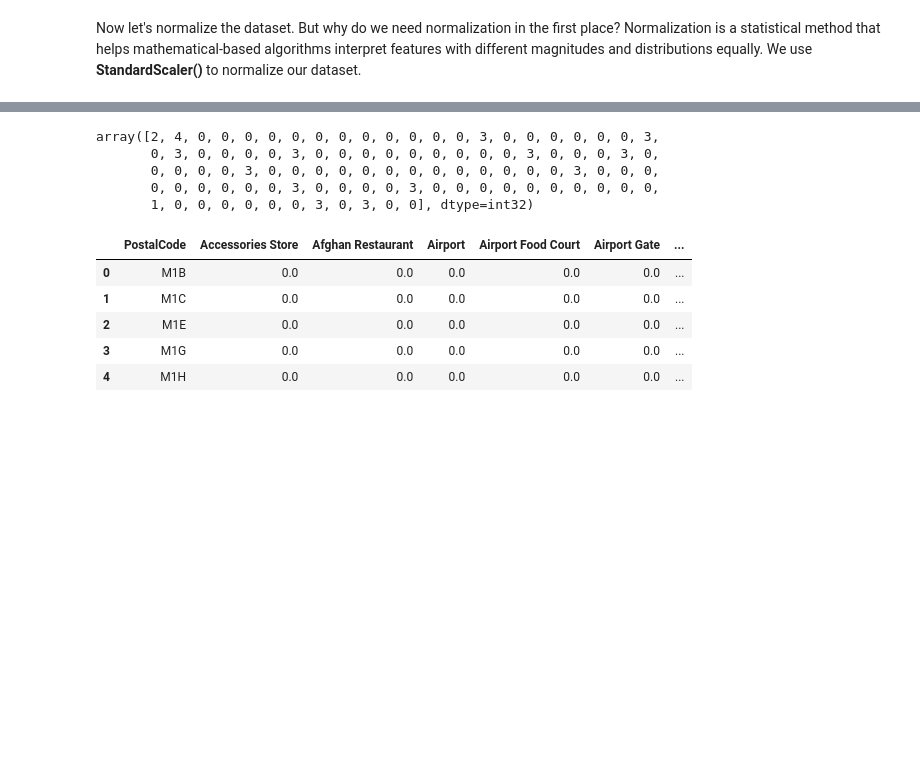
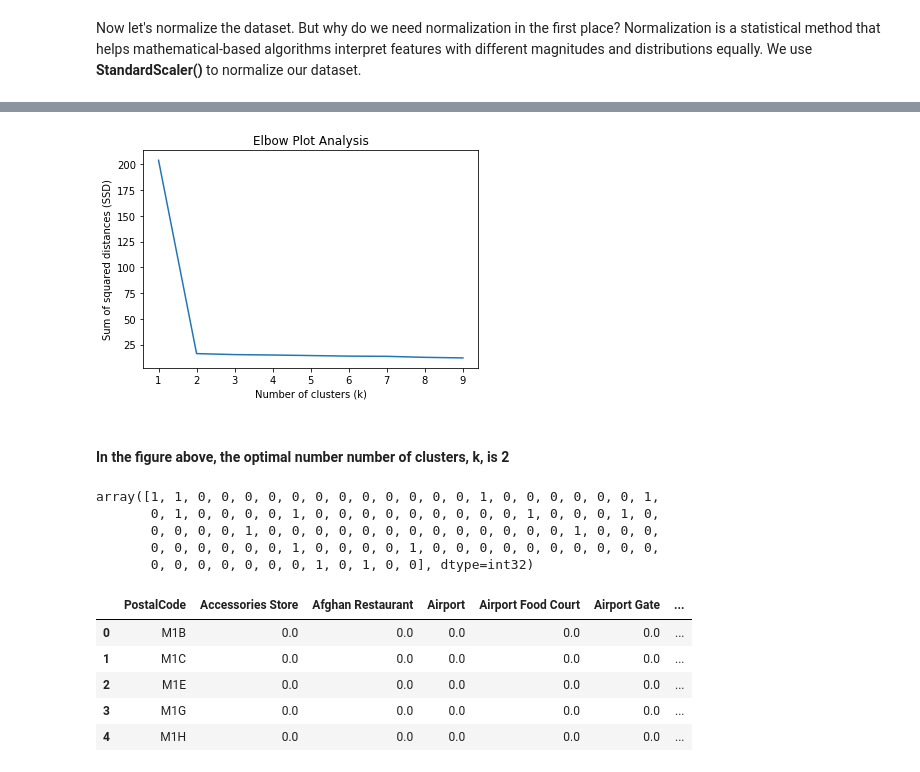
Before and after one commit to jboyce95/Coursera-IBM-DS-Capstone_Wk4-5, a Jupyter notebook: Coursera_Capstone_Toronto_Wk4-5.ipynb, the cells around one changed output, grey strips where cells are left out. Cells and saved outputs as stored; diff of their text form; code cells hidden in the pictures; blank space fills up the shorter version.

Commit message:
added k-means elbow plot

```diff
--- a/Coursera_Capstone_Toronto_Wk4-5.ipynb
+++ b/Coursera_Capstone_Toronto_Wk4-5.ipynb
@@ -435,9 +439,23 @@ Now let's normalize the dataset. But why do we need normalization in the first p
+# %%
+ssd = {}
+for k in range(1, 10):
+    kmeans_elbow = KMeans(n_clusters=k, max_iter=1000).fit(toronto_venues_onehot_grouped_clustering)
+    toronto_venues_onehot_grouped_clustering["clusters"] = kmeans_elbow.labels_
+    #print(toronto_venues_onehot_grouped_clustering["clusters"])
+    ssd[k] = kmeans_elbow.inertia_ # Inertia: Sum of distances of samples to their closest cluster center
+plt.pyplot.figure()
+plt.pyplot.plot(list(ssd.keys()), list(ssd.values()))
+plt.pyplot.title("Elbow Plot Analysis")
+plt.pyplot.xlabel("Number of clusters (k)")
+plt.pyplot.ylabel("Sum of squared distances (SSD)")
+plt.pyplot.show()
+# %% [output]
+[figure, added]
+# %% [markdown]
+#### In the figure above, the optimal number number of clusters, k, is 2
 # %%
-#see if clusters works...consider cluster plotting model improvement by cluster in order to show elbow
-# set number of clusters
-kclusters = 5
-
-toronto_venues_onehot_grouped_clustering = toronto_venues_onehot_grouped.drop('PostalCode', 1) #updated this
+# set number of clusters based on the elbow plot
+kclusters = 2
 
 # run k-means clustering
 kmeans = KMeans(n_clusters=kclusters, random_state=0).fit(toronto_venues_onehot_grouped_clustering)
@@ -445,11 +463,11 @@ kmeans = KMeans(n_clusters=kclusters, random_state=0).fit(toronto_venues_onehot_
 # check cluster labels generated for each row in the dataframe
 kmeans.labels_[:] #commented this one out until get len of rows (probably from shape)
 # %% [output]
-array([2, 4, 0, 0, 0, 0, 0, 0, 0, 0, 0, 0, 0, 0, 3, 0, 0, 0, 0, 0, 0, 3,
-       0, 3, 0, 0, 0, 0, 3, 0, 0, 0, 0, 0, 0, 0, 0, 0, 3, 0, 0, 0, 3, 0,
-       0, 0, 0, 0, 3, 0, 0, 0, 0, 0, 0, 0, 0, 0, 0, 0, 0, 0, 3, 0, 0, 0,
-       0, 0, 0, 0, 0, 0, 3, 0, 0, 0, 0, 3, 0, 0, 0, 0, 0, 0, 0, 0, 0, 0,
-       1, 0, 0, 0, 0, 0, 0, 3, 0, 3, 0, 0], dtype=int32)
+array([1, 1, 0, 0, 0, 0, 0, 0, 0, 0, 0, 0, 0, 0, 1, 0, 0, 0, 0, 0, 0, 1,
+       0, 1, 0, 0, 0, 0, 1, 0, 0, 0, 0, 0, 0, 0, 0, 0, 1, 0, 0, 0, 1, 0,
+       0, 0, 0, 0, 1, 0, 0, 0, 0, 0, 0, 0, 0, 0, 0, 0, 0, 0, 1, 0, 0, 0,
+       0, 0, 0, 0, 0, 0, 1, 0, 0, 0, 0, 1, 0, 0, 0, 0, 0, 0, 0, 0, 0, 0,
+       0, 0, 0, 0, 0, 0, 0, 1, 0, 1, 0, 0], dtype=int32)
 # %%
 #add labels column to toronto dataframe
 labels = kmeans.labels_
```
Also changed, not shown: parts of 9 cells of this notebook.
